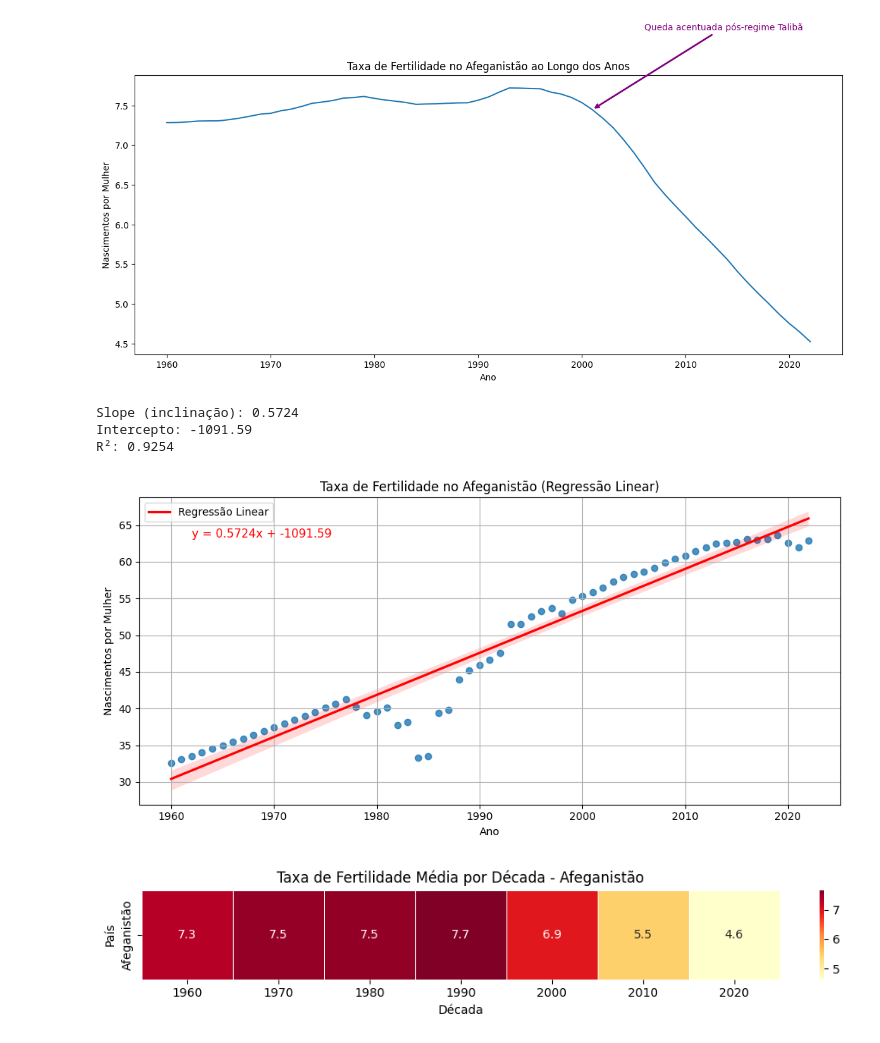
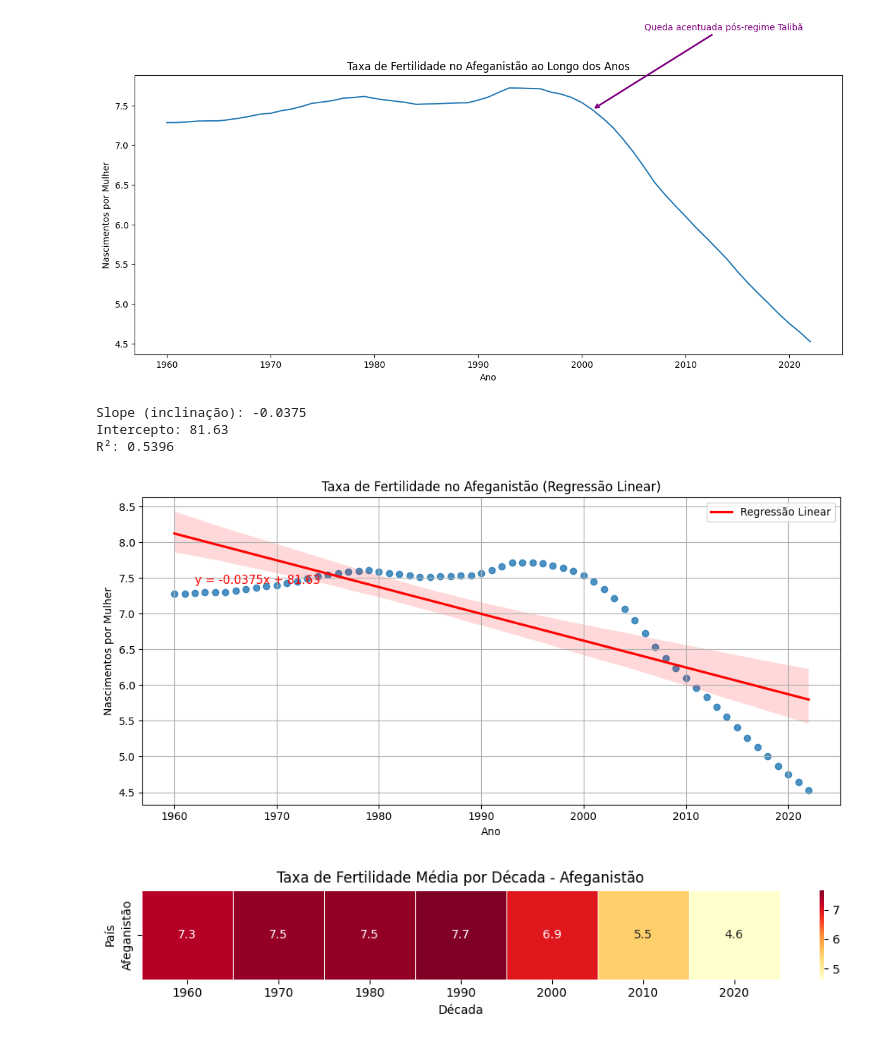
Before and after one commit to Gsimarelli/AV3, a Jupyter notebook: av3.ipynb, the cells around one changed output. Cells and saved outputs as stored; diff of their text form; code cells hidden in the pictures.

```diff
--- a/av3.ipynb
+++ b/av3.ipynb
@@ -404,7 +404,12 @@ from scipy.stats import linregress
 
 # Filtrando apenas o Afeganistão
 pais = "Afghanistan"
-df_afg = df_limpo[df_limpo["País"] == pais]
+
+df_limpo = df[df["REF_AREA_NAME"] == pais].copy()
+df_limpo["Ano"] = df_limpo["TIME_PERIOD"]
+df_limpo["Valor"] = df_limpo["OBS_VALUE"]
+
+df_afg = df_limpo
 
 # Regressão linear
 reg = linregress(df_afg["Ano"], df_afg["Valor"])
@@ -416,37 +421,37 @@ print(f"R²: {reg.rvalue**2:.4f}")
 
 # Gráfico com regressão
 plt.figure(figsize=(10, 5))
 sns.regplot(
     data=df_afg,
     x="Ano",
     y="Valor",
     scatter=True,
     line_kws={"color": "red", "label": "Regressão Linear"}
 )
 
 # Título e legenda
 plt.title("Taxa de Fertilidade no Afeganistão (Regressão Linear)")
 plt.ylabel("Nascimentos por Mulher")
 plt.xlabel("Ano")
 plt.legend()
 
 # Equação no gráfico
 plt.text(
     df_afg["Ano"].min() + 2,
     df_afg["Valor"].max() - 0.3,
     f"y = {reg.slope:.4f}x + {reg.intercept:.2f}",
     fontsize=11,
     color="red"
 )
 
 plt.grid(True)
 plt.tight_layout()
 plt.show()
 # %% [output]
-Slope (inclinação): 0.5724
-Intercepto: -1091.59
-R²: 0.9254
+Slope (inclinação): -0.0375
+Intercepto: 81.63
+R²: 0.5396
-[figure, old version]
+[figure, new version]
 # %%
 # 6. Adicionar coluna de década
 df_afg["Década"] = (df_afg["Ano"] // 10) * 10
```
Also changed, not shown: parts of 1 cell of this notebook.
